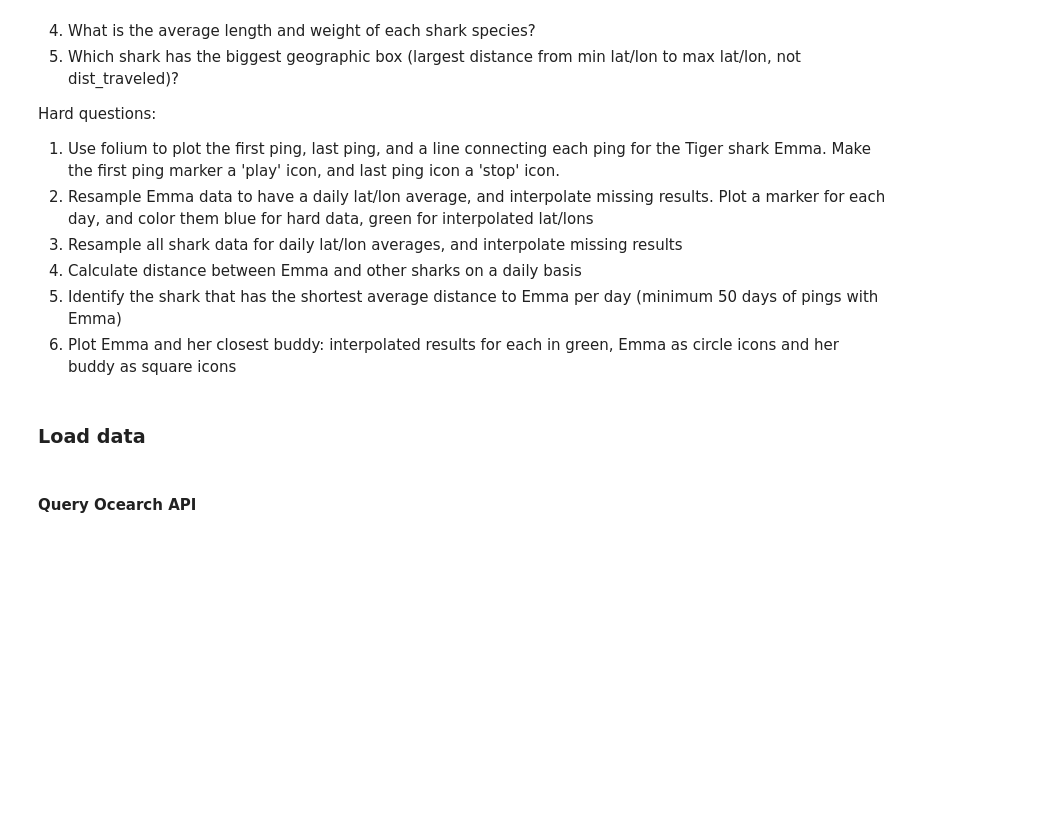
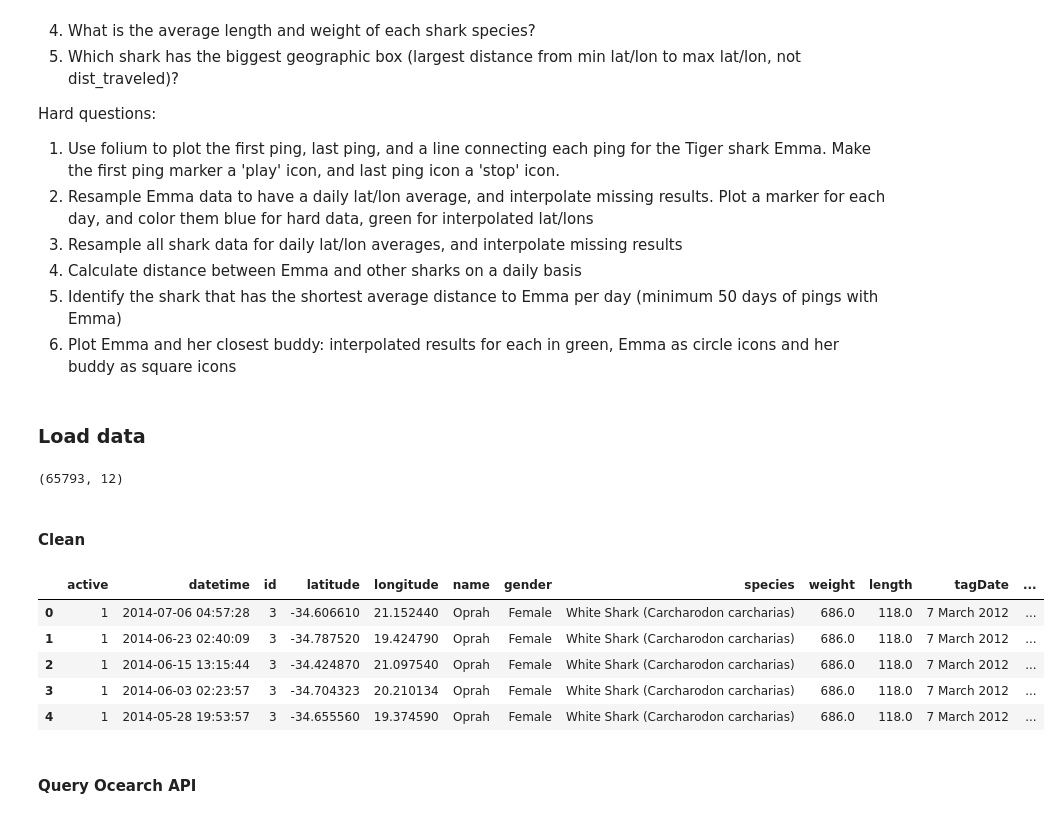
Before and after one commit to elsharkk/ocearch, a Jupyter notebook: 3. Hard Challenge.ipynb, the cells around one changed output. Saved outputs shown, nothing was run; the diff lists cells and outputs as text; code cells hidden in the pictures; blank space fills up the shorter version.

```diff
--- a/3. Hard Challenge.ipynb
+++ b/3. Hard Challenge.ipynb
@@ -26,6 +26,62 @@ Hard questions:
  6. Plot Emma and her closest buddy: interpolated results for each in green, Emma as circle icons and her buddy as square icons
 # %% [markdown]
 ### Load data
+# %%
+import pandas as pd
+import datetime as dt
+df = pd.read_csv('data/sharks.csv')
+df.shape
+# %% [output]
+(65793, 12)
+# %% [markdown]
+#### Clean
+# %%
+#cleans datetime
+
+df['datetime'] = pd.to_datetime(df['datetime'])
+df.datetime[0]
+
+#cleans weight
+
+def clean_weight(value):
+    if not value:
+        return value
+    # most values are like "123 lb"
+    value = str(value)
+    for character in 'lbs,+':
+        value = value.replace(character, '')
+    return float(value)
+
+#cleans length
+
+def clean_length(value):
+    if not value:
+        return value
+    # most length values are like '3 ft 4 in.'
+    value = str(value)
+    total = 0
+    if 'ft' in value:
+        ft, inches = value.split('ft')
+        total += int(ft.strip()) * 12
+    else:
+        inches = value
+    if inches.strip():
+        total += float(inches.strip().split()[0])
+    return total
+
+df['weight'] = df.weight.apply(clean_weight)
+df['length'] = df.length.apply(clean_length)
+
+numeric_cols = ['latitude', 'longitude', 'dist_total', 'weight', 'length']
+df[numeric_cols] = df[numeric_cols].apply(pd.to_numeric, axis=1)
+df.head()
+# %% [output]
+|  | active | datetime | id | latitude | longitude | name | gender | species | weight | length | tagDate | ... |
+| 0 | 1 | 2014-07-06 04:57:28 | 3 | -34.606610 | 21.152440 | Oprah | Female | White Shark (Carcharodon carcharias) | 686.0 | 118.0 | 7 March 2012 | ... |
+| 1 | 1 | 2014-06-23 02:40:09 | 3 | -34.787520 | 19.424790 | Oprah | Female | White Shark (Carcharodon carcharias) | 686.0 | 118.0 | 7 March 2012 | ... |
+| 2 | 1 | 2014-06-15 13:15:44 | 3 | -34.424870 | 21.097540 | Oprah | Female | White Shark (Carcharodon carcharias) | 686.0 | 118.0 | 7 March 2012 | ... |
+| 3 | 1 | 2014-06-03 02:23:57 | 3 | -34.704323 | 20.210134 | Oprah | Female | White Shark (Carcharodon carcharias) | 686.0 | 118.0 | 7 March 2012 | ... |
+| 4 | 1 | 2014-05-28 19:53:57 | 3 | -34.655560 | 19.374590 | Oprah | Female | White Shark (Carcharodon carcharias) | 686.0 | 118.0 | 7 March 2012 | ... |
 # %% [markdown]
 #### Query Ocearch API
 # %%
```
Also changed, not shown: parts of 10 cells of this notebook, 3 other files.
